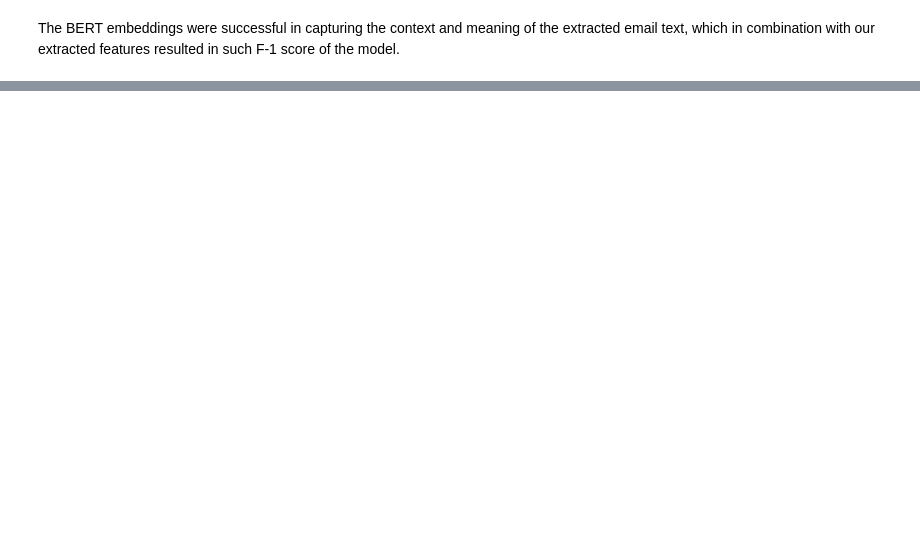
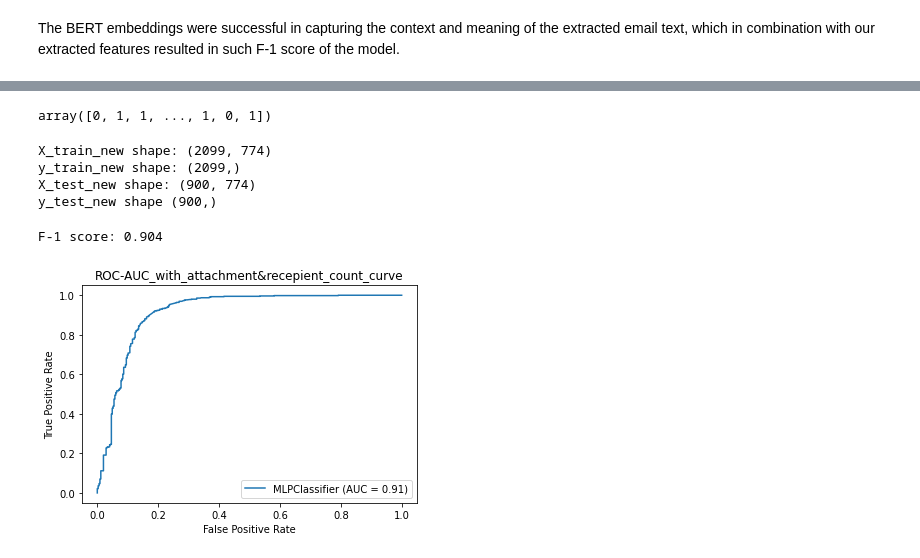
Before and after one commit to anurag0308/Email_reply_prediciton, a Jupyter notebook: Final.ipynb, the cells around one changed output, grey strips where cells are left out. Drawn from its saved outputs; the diff is of its cells as text; code cells hidden in the pictures; blank space fills up the shorter version.

```diff
--- a/Final.ipynb
+++ b/Final.ipynb
@@ -642,0 +715,2 @@ The BERT embeddings were successful in capturing the context and meaning of the
+# %%
+Xdata_new['if_forward(yes/no)'] = le.fit_transform(Xdata_new['if_forward(yes/no)'])
@@ -642,0 +734,21 @@ The BERT embeddings were successful in capturing the context and meaning of the
+# %%
+# Label encoding for target variable
+Ydata_new = le.fit_transform(Ydata)
+Ydata_new
+# %% [output]
+array([0, 1, 1, ..., 1, 0, 1])
+# %%
+# Train-test split in 70: 30 ratio
+X_train_new, X_test_new, y_train_new, y_test_new = train_test_split(Xdata_new, Ydata_new, test_size=0.30)
+print("X_train_new shape:",X_train_new.shape)
+print("y_train_new shape:",y_train_new.shape)
+print("X_test_new shape:",X_test_new.shape)
+print("y_test_new shape",y_test_new.shape)
+# %% [output]
+X_train_new shape: (2099, 774)
+y_train_new shape: (2099,)
+X_test_new shape: (900, 774)
+y_test_new shape (900,)
+# %%
+from sklearn.neural_network import MLPClassifier
+clf_new = MLPClassifier(random_state=1, max_iter=300).fit(X_train_new, y_train_new)
@@ -642,0 +765,13 @@ The BERT embeddings were successful in capturing the context and meaning of the
+# %%
+# F-1 score on test data
+print("F-1 score:",round(f1_score(clf_new.predict(X_test_new),y_test_new),3))
+# %% [output]
+F-1 score: 0.904
+# %%
+import matplotlib.pyplot as plt
+
+metrics.plot_roc_curve(clf_new, X_test_new, y_test_new)
+plt.title("ROC-AUC_with_attachment&recepient_count_curve")
+plt.show()
+# %% [output]
+[figure, added]
```
Also changed, not shown: parts of 33 cells of this notebook.
